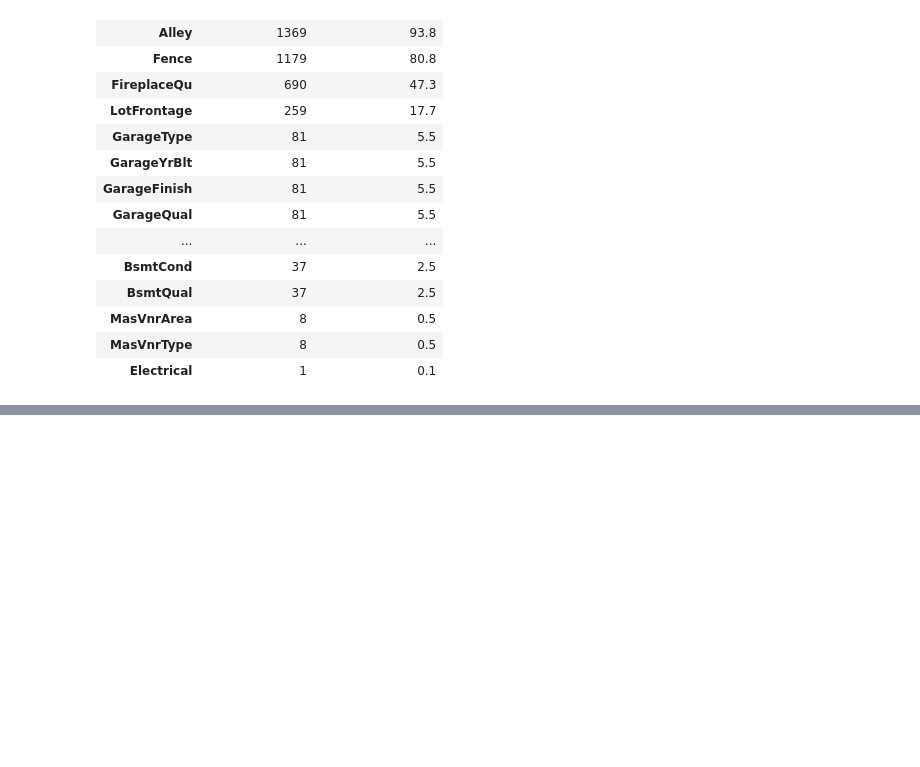
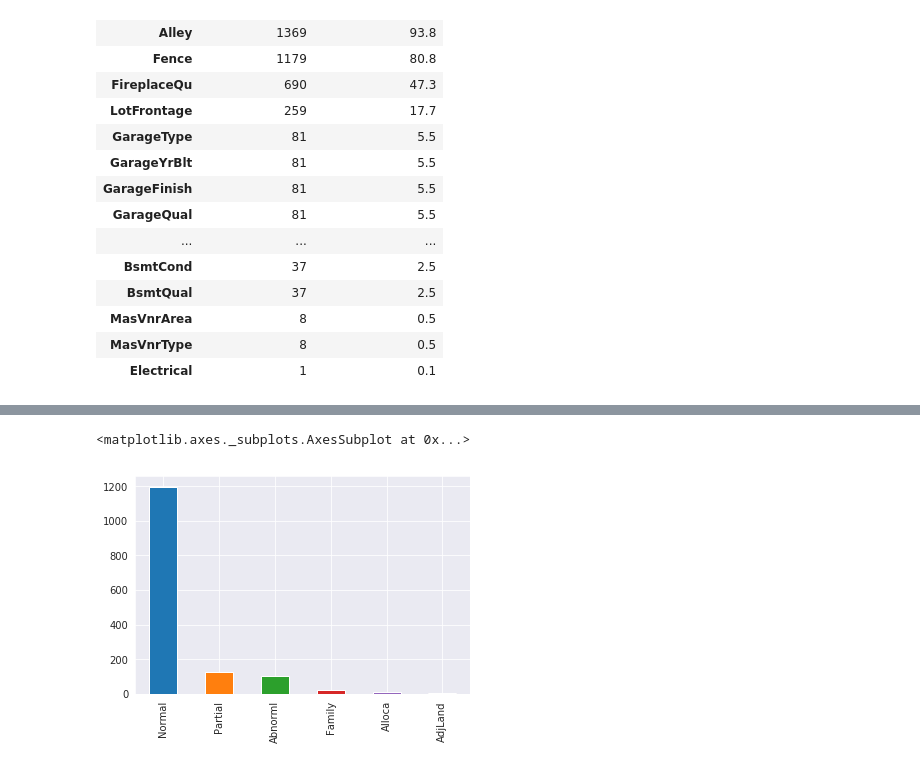
Before and after one commit to rumsinha/Data-Analysis-Models, a Jupyter notebook: WIP/MultipleRegressionwithAmesDataset.ipynb, the cells around one changed output, grey strips where cells are left out. Drawn from its saved outputs; the diff is of its cells as text; code cells hidden in the pictures; blank space fills up the shorter version.

```diff
--- a/WIP/MultipleRegressionwithAmesDataset.ipynb
+++ b/WIP/MultipleRegressionwithAmesDataset.ipynb
@@ -163,0 +375,5 @@ other null values mean/median imputation
+# %%
+df['SaleCondition'].value_counts().plot.bar()
+# %% [output]
+<matplotlib.axes._subplots.AxesSubplot at 0x...>
+[figure, added]
```
Also changed, not shown: parts of 126 cells of this notebook.
